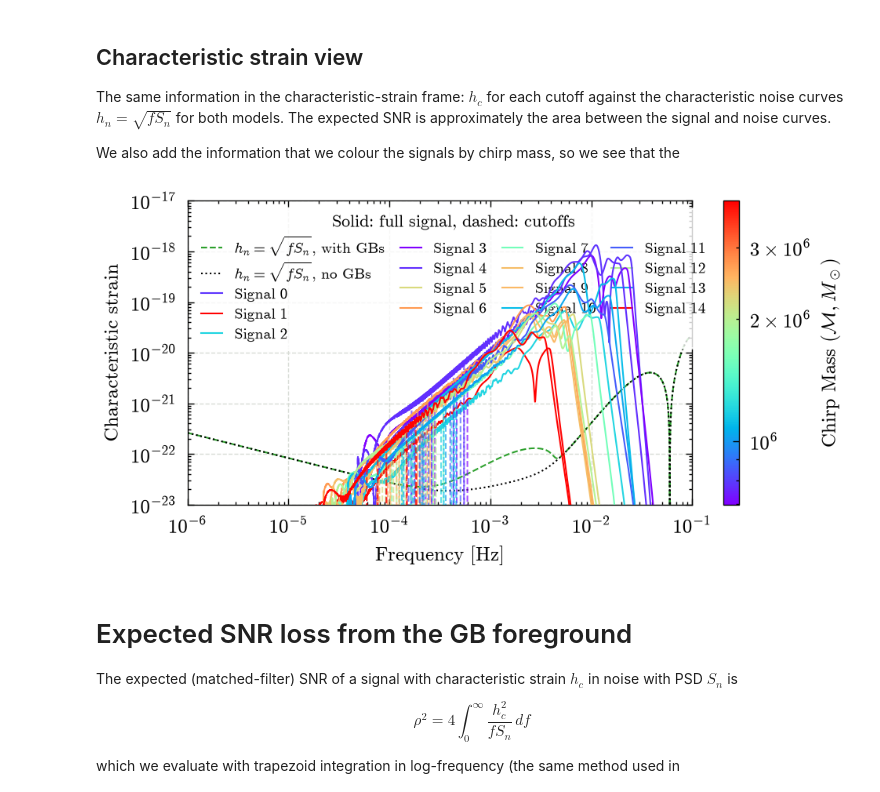
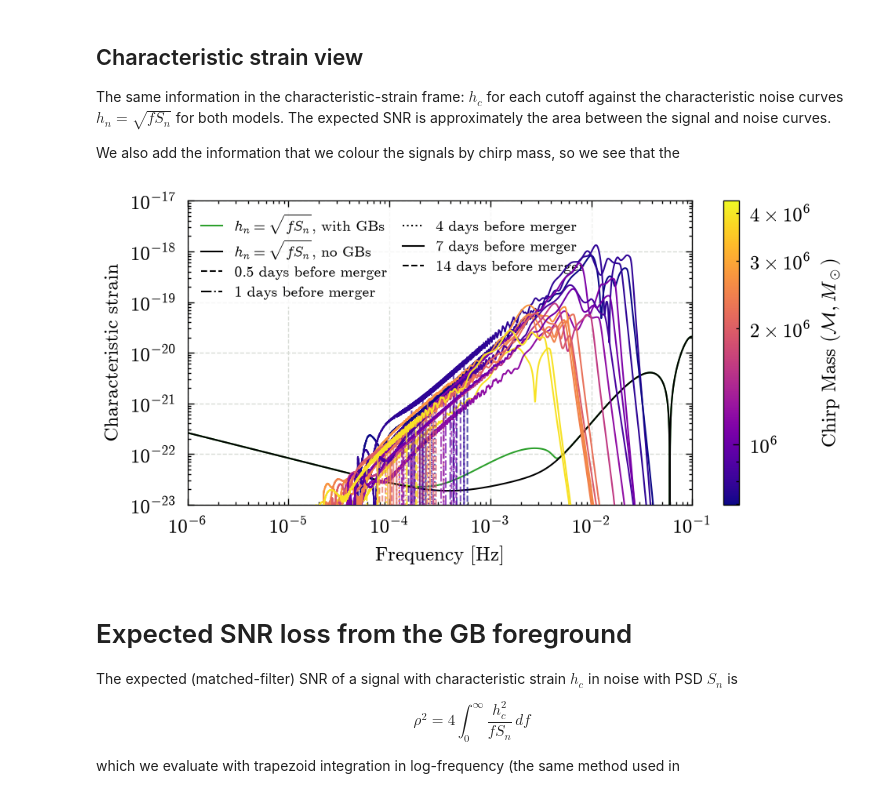
Before and after one commit to icg-gravwaves/lisa_premerger_sangria, a Jupyter notebook: estimate_psds/characteristic_strain_vs_gb.ipynb, the cells around one changed output. Cells and saved outputs as stored; diff of their text form; code cells hidden in the pictures.

Commit message:
Update Figure

```diff
--- a/estimate_psds/characteristic_strain_vs_gb.ipynb
+++ b/estimate_psds/characteristic_strain_vs_gb.ipynb
@@ -226,20 +257,28 @@ hn_nogb = np.sqrt(freqs_plot * AE_model_nogb_at_freqs_plot)
 from matplotlib.colors import LogNorm
 
 # One colour per signal so all 15 are distinguishable on a single figure
-norm = LogNorm(vmin=min(truth_mchirp), vmax=max(truth_mchirp))
-signal_cmap = plt.get_cmap('rainbow')
+norm = LogNorm(vmin=min(truth_mchirp), vmax=max(truth_mchirp)*1.1)
+signal_cmap = plt.get_cmap('plasma')
 signal_colors = {sig_num: signal_cmap(norm(truth_mchirp[i])) for i, sig_num in enumerate(signals)}
 
 width = plt.rcParams["figure.figsize"][0] * 1.5
 height = plt.rcParams["figure.figsize"][1] * 1.25
 fig, ax = plt.subplots(1, figsize=(width, height))
 
+ls_days_before = {
+    0.5 : "--",
+    1   : "-.",
+    4   : ":",
+    7   : "-",
+    14  : "--"
+}
+
 # Noise curves (dashed)
 ax.loglog(
     freqs_plot,
     hn_withgb,
     color='tab:green',
-    linestyle='--',
+    linestyle='-',
     label=r'$h_n = \sqrt{f S_n}$, with GBs',
     rasterized=True
 )
@@ -247,7 +286,7 @@ ax.loglog(
     freqs_plot,
     hn_nogb,
     color='k',
-    linestyle=':',
+    linestyle='-',
     label=r'$h_n = \sqrt{f S_n}$, no GBs',
     rasterized=True
 )
@@ -258,41 +297,47 @@ for sig_num in signals:
         freqs_plot,
         hc_all[sig_num][0][::plot_stride],
         color=signal_colors[sig_num],
-        label=f'Signal {sig_num}',
         zorder=40 + sig_num,
         rasterized=True
     )
     for days in cutoff_days:
         ax.loglog(
             freqs_plot,
             hc_all[sig_num][days][::plot_stride],
             color=signal_colors[sig_num],
-            linestyle='--',
+            linestyle=ls_days_before[days],
             alpha=0.7,
             zorder=40 + sig_num,
             rasterized=True
         )
+
+for days in cutoff_days:
+    ax.loglog(
+        [], [],
+        color='k',
+        linestyle=ls_days_before[days],
+        label=f"{days} days before merger"
+    )
 
 # 2. Add the colorbar properly using a ScalarMappable
 sm = plt.cm.ScalarMappable(cmap=signal_cmap, norm=norm)
 cb = fig.colorbar(sm, ax=ax)
 cb.set_label('Chirp Mass ($\mathcal{M}, M_\odot $)') # Customize label as needed
 
 ax.set_xlabel('Frequency [Hz]')
 ax.set_ylabel('Characteristic strain')
 ax.set_ylim(1e-23, 1e-17)
 ax.set_xlim(1e-6, 0.1)
 ax.legend(
     loc='upper left',
-    ncol=4,
+    ncol=2,
     fontsize=7,
-    title='Solid: full signal, dashed: cutoffs',
 )
 ax.grid(zorder=-100)
 
 plt.show()
 # %% [output]
-[figure, old version]
+[figure, new version]
 # %% [markdown]
 # Expected SNR loss from the GB foreground
 
```
Also changed, not shown: parts of 5 cells of this notebook, 1 other file.
